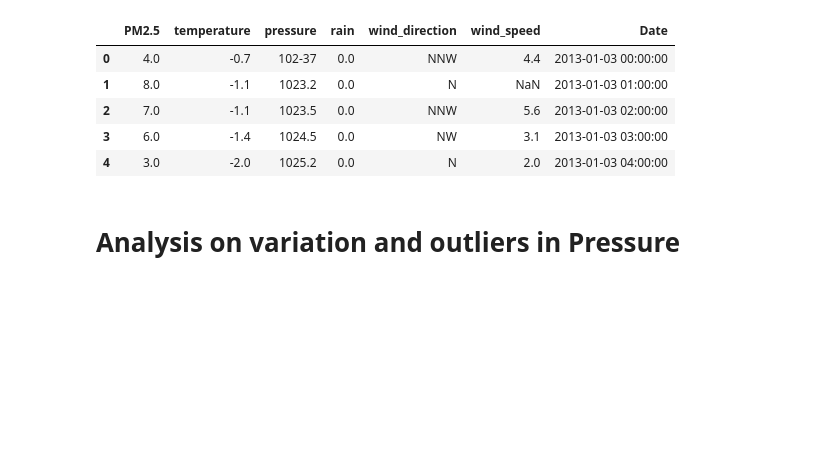
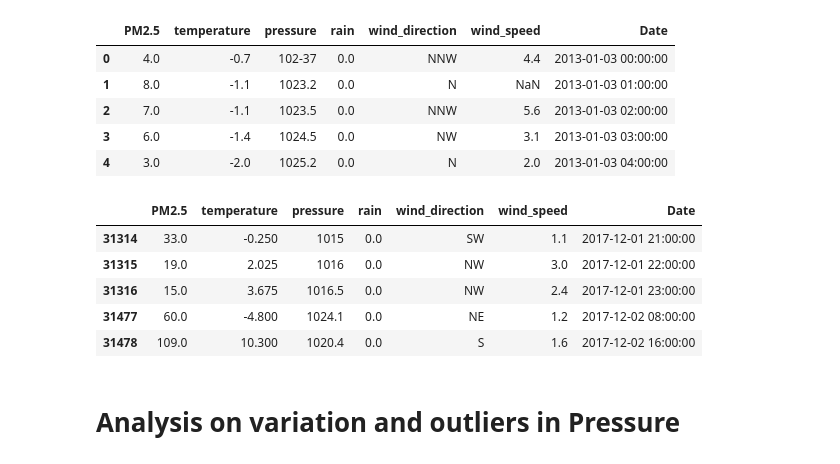
Before and after one commit to SouravBiswal/GeeksFiestaAI-ML-Team-7--1, a Jupyter notebook: Data_Preprocessing.ipynb, the cells around one changed output. Drawn from its saved outputs; the diff is of its cells as text; code cells hidden in the pictures; blank space fills up the shorter version.

```diff
--- a/Data_Preprocessing.ipynb
+++ b/Data_Preprocessing.ipynb
@@ -251,6 +251,15 @@ df.head()
 | 2 | 7.0 | -1.1 | 1023.5 | 0.0 | NNW | 5.6 | 2013-01-03 02:00:00 |
 | 3 | 6.0 | -1.4 | 1024.5 | 0.0 | NW | 3.1 | 2013-01-03 03:00:00 |
 | 4 | 3.0 | -2.0 | 1025.2 | 0.0 | N | 2.0 | 2013-01-03 04:00:00 |
+# %%
+df.tail()
+# %% [output]
+|  | PM2.5 | temperature | pressure | rain | wind_direction | wind_speed | Date |
+| 31314 | 33.0 | -0.250 | 1015 | 0.0 | SW | 1.1 | 2017-12-01 21:00:00 |
+| 31315 | 19.0 | 2.025 | 1016 | 0.0 | NW | 3.0 | 2017-12-01 22:00:00 |
+| 31316 | 15.0 | 3.675 | 1016.5 | 0.0 | NW | 2.4 | 2017-12-01 23:00:00 |
+| 31477 | 60.0 | -4.800 | 1024.1 | 0.0 | NE | 1.2 | 2017-12-02 08:00:00 |
+| 31478 | 109.0 | 10.300 | 1020.4 | 0.0 | S | 1.6 | 2017-12-02 16:00:00 |
 # %% [markdown]
 # Analysis on variation and outliers in Pressure
 # %%
```
Also changed, not shown: parts of 12 cells of this notebook, 1 other file.
